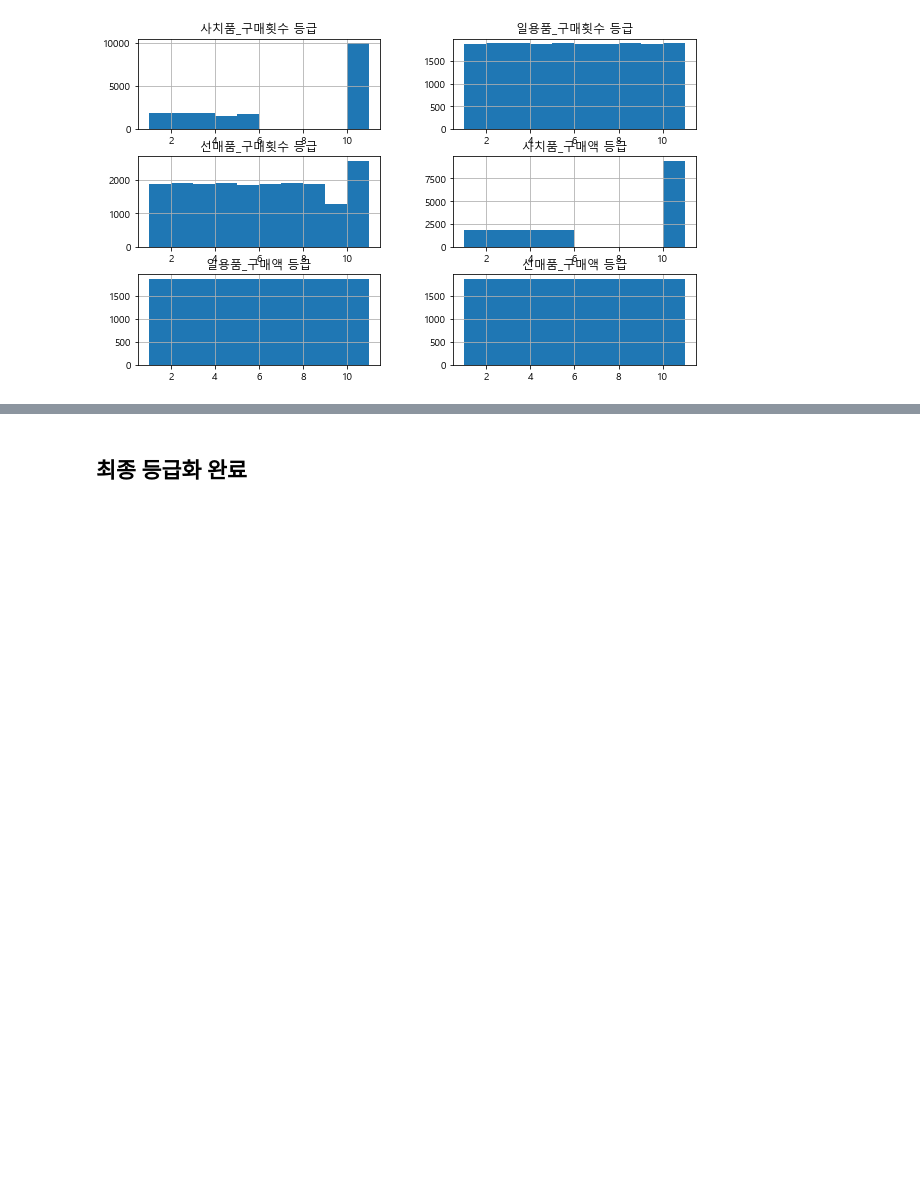
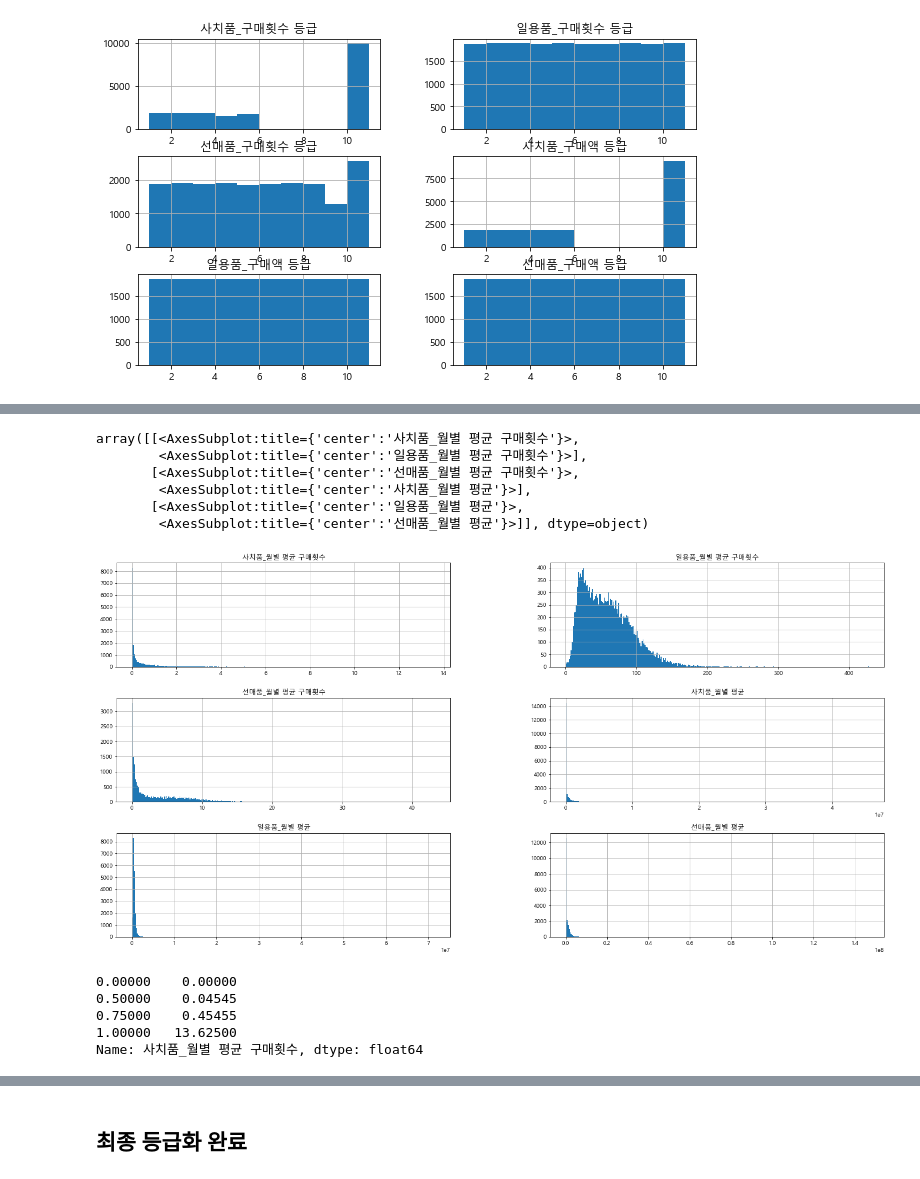
Before and after one commit to leejunghyunA/second_projects, a Jupyter notebook: M_월별평균금액 및 vip_1022.ipynb, the cells around one changed output, grey strips where cells are left out. Cells and saved outputs as stored; diff of their text form; code cells hidden in the pictures; blank space fills up the shorter version.

```diff
--- a/M_월별평균금액 및 vip_1022.ipynb
+++ b/M_월별평균금액 및 vip_1022.ipynb
@@ -1369,0 +1389,10 @@ plt.show()
+# %%
+month_mean_cnt_money_nonull.hist(bins = 300, figsize = (24,12))
+# %% [output]
+array([[<AxesSubplot:title={'center':'사치품_월별 평균 구매횟수'}>,
+        <AxesSubplot:title={'center':'일용품_월별 평균 구매횟수'}>],
+       [<AxesSubplot:title={'center':'선매품_월별 평균 구매횟수'}>,
+        <AxesSubplot:title={'center':'사치품_월별 평균'}>],
+       [<AxesSubplot:title={'center':'일용품_월별 평균'}>,
+        <AxesSubplot:title={'center':'선매품_월별 평균'}>]], dtype=object)
+[figure, added]
@@ -1369,0 +1401,8 @@ plt.show()
+# %%
+all_mean_data.iloc[:,0].quantile(q = [0, 0.5, 0.75 ,1])
+# %% [output]
+0.00000    0.00000
+0.50000    0.04545
+0.75000    0.45455
+1.00000   13.62500
+Name: 사치품_월별 평균 구매횟수, dtype: float64
```
Also changed, not shown: parts of 44 cells of this notebook, 12 other files.
